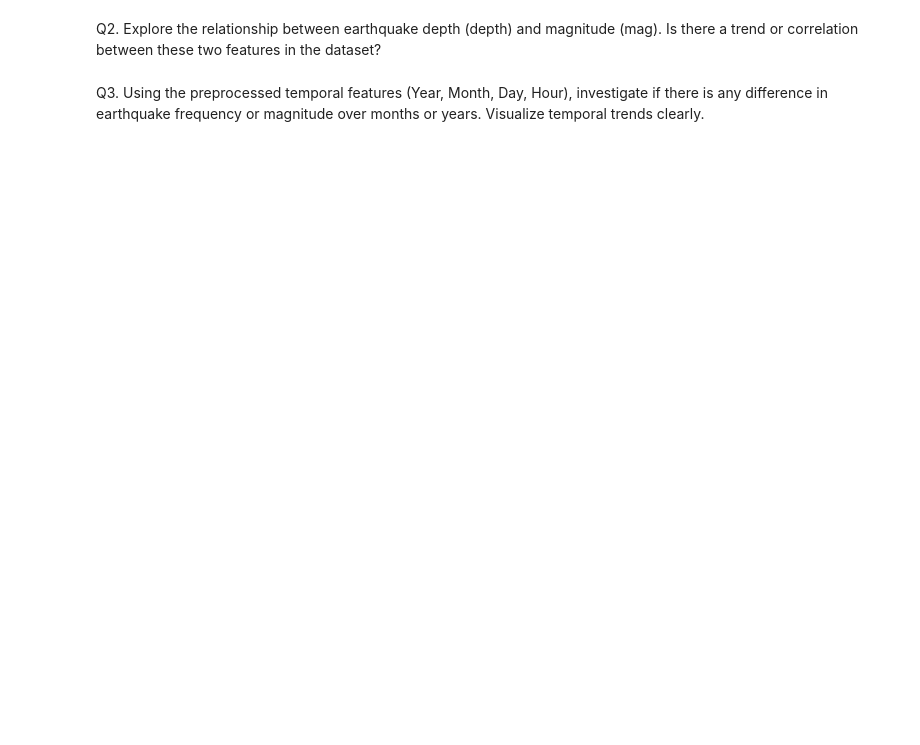
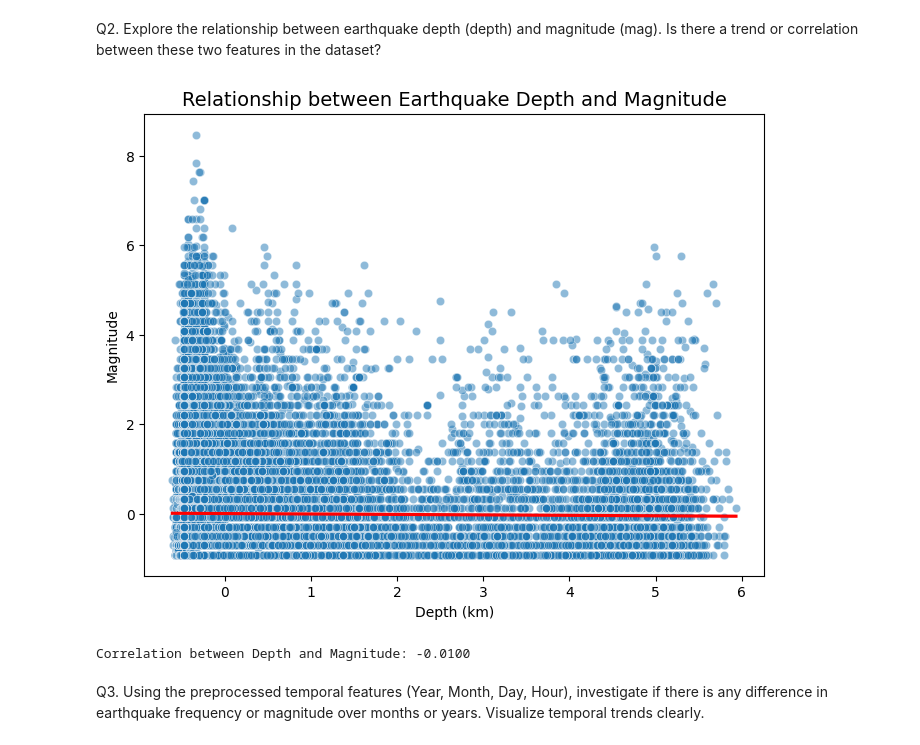
Before and after one commit to ImpactsenseAI-Intern-Project-OCT25/impactsenseAI-Infosys-Intern-project, a Jupyter notebook: milestone_1/week_2/Day_9/Assignment_1.ipynb, the cells around one changed output. Saved outputs shown, nothing was run; the diff lists cells and outputs as text; code cells hidden in the pictures; blank space fills up the shorter version.

```diff
--- a/milestone_1/week_2/Day_9/Assignment_1.ipynb
+++ b/milestone_1/week_2/Day_9/Assignment_1.ipynb
@@ -7,4 +25,19 @@ Q1. Analyze the distribution of earthquake magnitudes (mag) and explore how they
 # %% [markdown]
 Q2. Explore the relationship between earthquake depth (depth) and magnitude (mag). Is there a trend or correlation between these two features in the dataset?
+# %%
+plt.figure(figsize=(8,6))
+sns.scatterplot(data=earthquake_df, x='depth', y='mag', alpha=0.5)
+sns.regplot(data=earthquake_df, x='depth', y='mag', scatter=False, color='red')
+plt.title('Relationship between Earthquake Depth and Magnitude', fontsize=14)
+plt.xlabel('Depth (km)')
+plt.ylabel('Magnitude')
+plt.show()
+
+# To Calculate and display the correlation value
+corr_value = earthquake_df['depth'].corr(earthquake_df['mag'])
+print(f"Correlation between Depth and Magnitude: {corr_value:.4f}")
+# %% [output]
+[figure, added]
+Correlation between Depth and Magnitude: -0.0100
 # %% [markdown]
 Q3. Using the preprocessed temporal features (Year, Month, Day, Hour), investigate if there is any difference in earthquake frequency or magnitude over months or years. Visualize temporal trends clearly.
```
Also changed, not shown: parts of 4 cells of this notebook.
